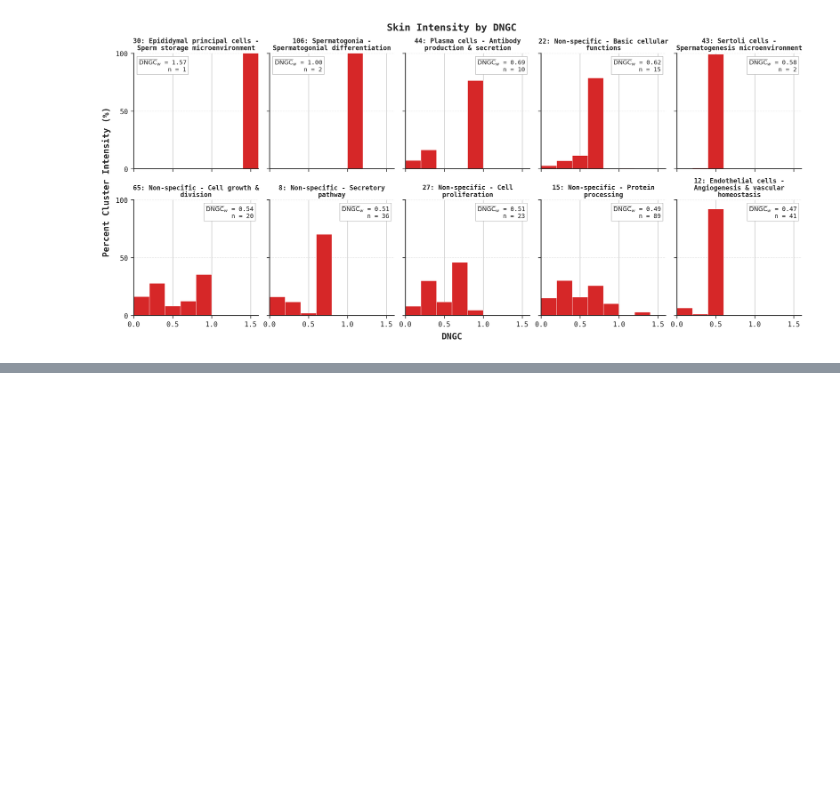
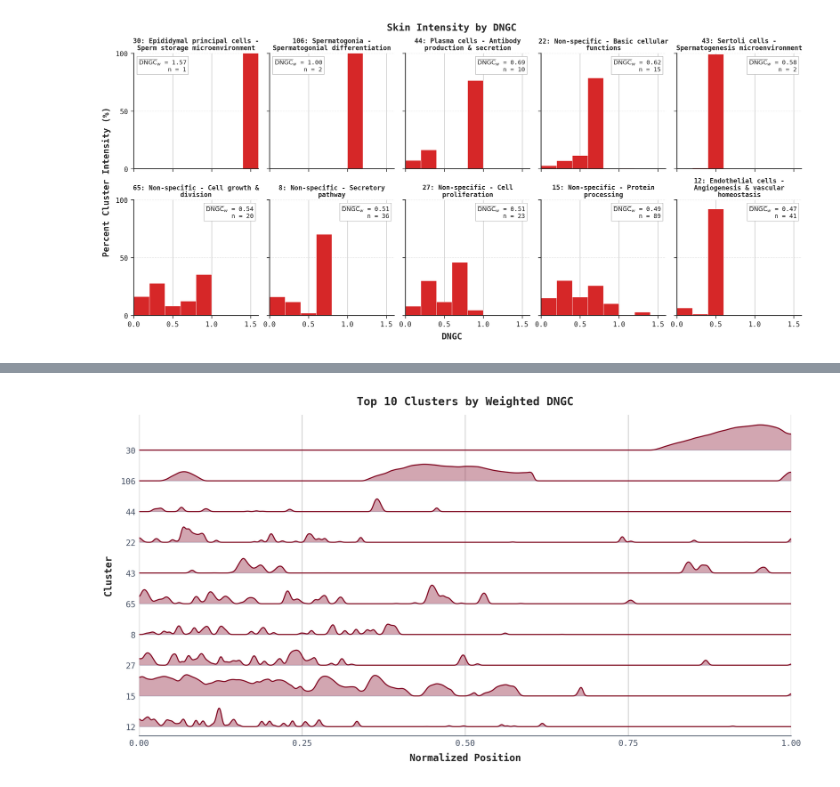
Before and after one commit to KYinXu/Peptide-Anti-microbial-Properties-Prediction, a Jupyter notebook: notebooks/skin_clusters/final_presentation_figures.ipynb, the cells around one changed output, grey strips where cells are left out. Cells and saved outputs as stored; diff of their text form; code cells hidden in the pictures; blank space fills up the shorter version.

```diff
--- a/notebooks/skin_clusters/final_presentation_figures.ipynb
+++ b/notebooks/skin_clusters/final_presentation_figures.ipynb
@@ -767,0 +1043,92 @@ plot_top_dngc_histograms_with_legend(legend_names, legend_groups, legend_scores)
+# %%
+from scipy.ndimage import gaussian_filter1d
+
+# Theme constants
+SPINE_COLOR = "#4A5568"
+TRACK_BASELINE_COLOR = "#CBD5E1"
+FILL_COLOR = "#800020"  # Deep burgundy / wine
+
+
+def plot_cluster_max_sigma_tracks(
+    frame: pd.DataFrame,
+    cluster_order: list[str],
+) -> None:
+    raw_matrix = cluster_max_matrix(frame, cluster_order)
+    row_count = raw_matrix.shape[0]
+    n_bins = raw_matrix.shape[1]
+    x = np.linspace(0.0, 1.0, n_bins)
+
+    # 1. Fill NaNs with 0.0 and smooth horizontally along normalized positions
+    matrix = np.nan_to_num(raw_matrix, nan=0.0)
+    matrix = gaussian_filter1d(matrix, sigma=2.5, axis=1)
+
+    # 2. Scale relative to the global max so the tallest peak occupies ~82% of its lane
+    global_max = float(np.max(matrix)) if matrix.size else 1.0
+    signal_scale = 0.82 / (global_max + 1e-6)
+
+    fig, ax = plt.subplots(
+        figsize=(10.0, max(3.5, 0.45 * row_count + 0.8)),
+        dpi=300,
+        layout="constrained",
+    )
+    ax.set_facecolor("white")
+
+    for idx, name in enumerate(cluster_order):
+        y_base = row_count - 1 - idx
+        y_signal = y_base + (matrix[idx] * signal_scale)
+
+        # Baseline horizontal rail
+        ax.plot([0.0, 1.0], [y_base, y_base], color=TRACK_BASELINE_COLOR, lw=0.8, zorder=1)
+
+        # Filled area under the curve
+        ax.fill_between(
+            x,
+            y_base,
+            y_signal,
+            color=FILL_COLOR,
+            alpha=0.35,
+            linewidth=0,
+            zorder=2,
+        )
+
+        # Top contour line
+        ax.plot(x, y_signal, color=FILL_COLOR, lw=1.1, zorder=3)
+
+    # 3. Dynamic upper limit: guarantees sufficient headroom above top row (#1)
+    ax.set_ylim(-0.3, (row_count - 1) + 1.15)
+
+    # Y-Axis ticks & labels
+    y_ticks = [row_count - 1 - i for i in range(row_count)]
+    y_labels = [cluster_number_label(name) for name in cluster_order]
+    ax.set_yticks(y_ticks)
+    ax.set_yticklabels(y_labels, fontsize=8.5, color=SPINE_COLOR)
+    ax.set_ylabel("Cluster", fontsize=10.0, fontweight="bold", labelpad=8)
+
+    # X-Axis configuration
+    ax.set_xlim(0.0, 1.0)
+    ax.set_xticks([0.0, 0.25, 0.5, 0.75, 1.0])
+    ax.tick_params(axis="x", labelsize=8.5, colors=SPINE_COLOR)
+    ax.set_xlabel("Normalized Position", fontsize=10.0, fontweight="bold", labelpad=6)
+
+    # Clean borders (bottom spine only)
+    for side in ["top", "right", "left"]:
+        ax.spines[side].set_visible(False)
+    ax.spines["bottom"].set_color(SPINE_COLOR)
+    ax.spines["bottom"].set_linewidth(0.8)
+
+    ax.set_title(
+        f"Top {row_count} Clusters by Weighted DNGC",
+        fontsize=11.5,
+        fontweight="bold",
+        pad=10,
+    )
+    plt.show()
+
+
+TOP_CLUSTER_HEATMAP = 10
+plot_cluster_max_sigma_tracks(
+    profiles,
+    weighted_cluster_sizes[CLUSTER_COL].head(TOP_CLUSTER_HEATMAP).tolist(),
+)
+# %% [output]
+[figure, added]
```
Also changed, not shown: parts of 4 cells of this notebook, 2 other files.
